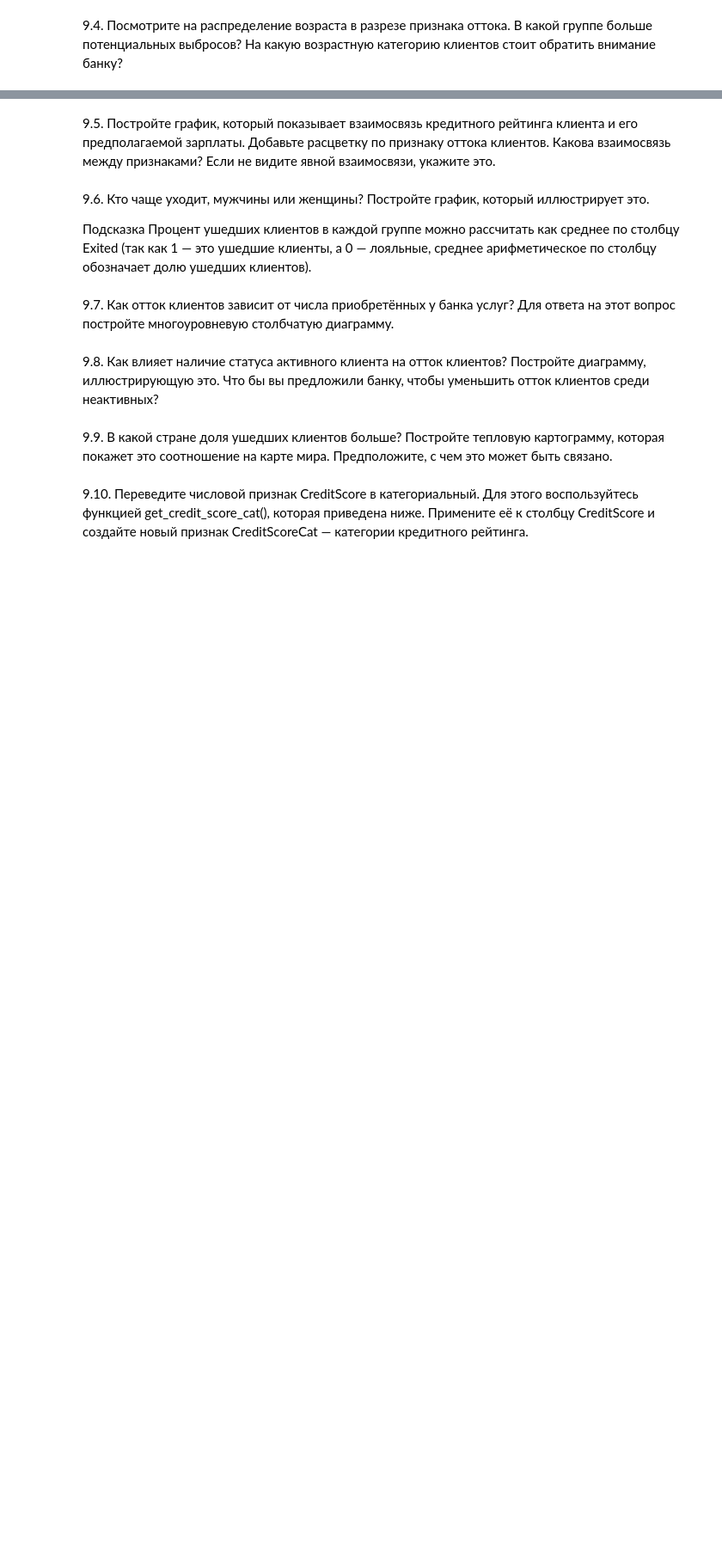
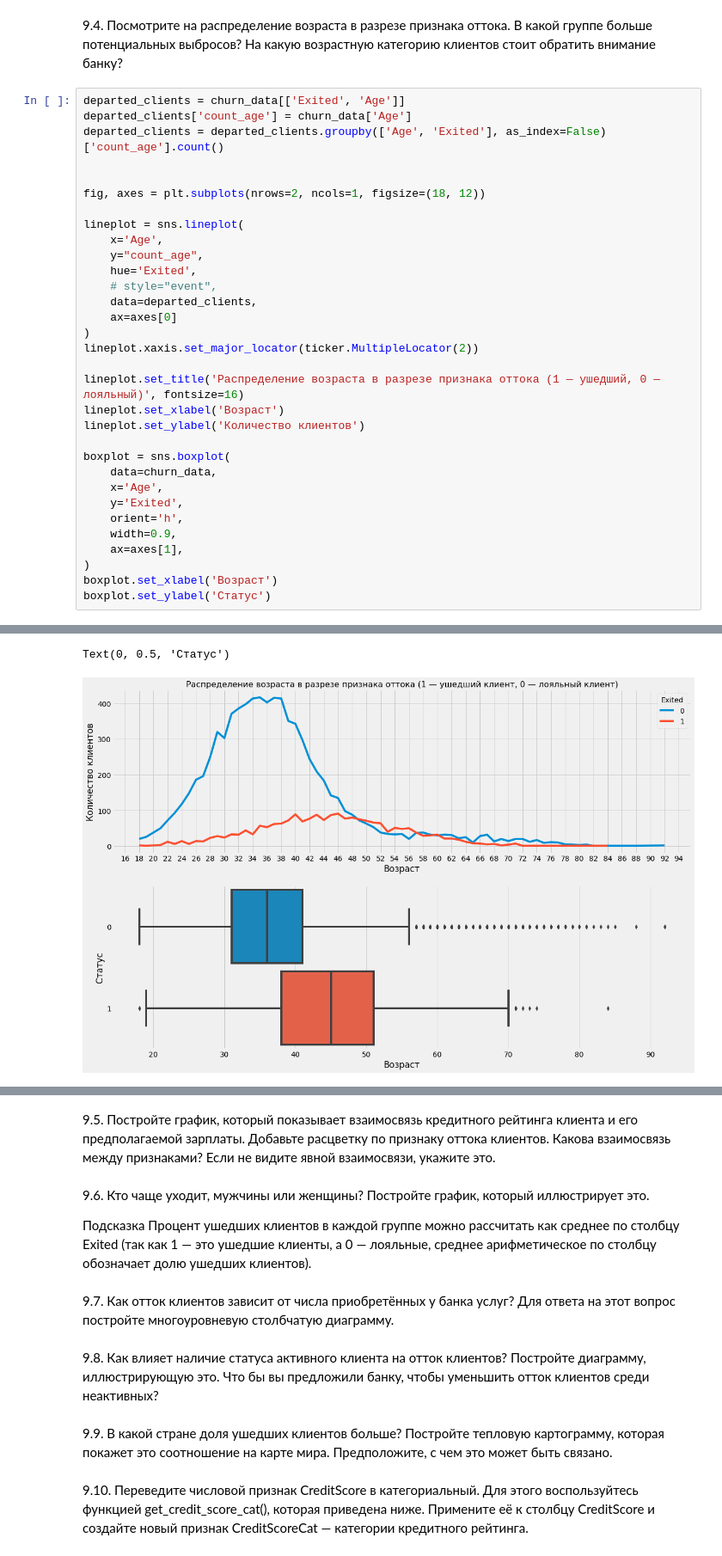
Before and after one commit to malinamedusa/sandbox__sf, a Jupyter notebook: py13/HomeWork.ipynb, the cells around one changed output, grey strips where cells are left out. Shown at 86% size. Saved outputs shown, nothing was run; the diff lists cells and outputs as text; blank space fills up the shorter version.

```diff
--- a/py13/HomeWork.ipynb
+++ b/py13/HomeWork.ipynb
@@ -85,2 +94,35 @@ Locator attempting to generate 13594 ticks ([-8600.0, ..., 263260.0]), which exc
 # %% [markdown]
 9.4. Посмотрите на распределение возраста в разрезе признака оттока. В какой группе больше потенциальных выбросов? На какую возрастную категорию клиентов стоит обратить внимание банку?
+# %%
+departed_clients = churn_data[['Exited', 'Age']]
+departed_clients['count_age'] = churn_data['Age']
+departed_clients = departed_clients.groupby(['Age', 'Exited'], as_index=False)['count_age'].count()
+
+
+fig, axes = plt.subplots(nrows=2, ncols=1, figsize=(18, 12))
+
+lineplot = sns.lineplot(
+    x='Age',
+    y="count_age",
+    hue='Exited',
+    # style="event",
+    data=departed_clients,
+    ax=axes[0]
+)
+lineplot.xaxis.set_major_locator(ticker.MultipleLocator(2))
+
+lineplot.set_title('Распределение возраста в разрезе признака оттока (1 — ушедший, 0 — лояльный)', fontsize=16)
+lineplot.set_xlabel('Возраст')
+lineplot.set_ylabel('Количество клиентов')
+
+boxplot = sns.boxplot(
+    data=churn_data,
+    x='Age',
+    y='Exited',
+    orient='h',
+    width=0.9,
+    ax=axes[1],
+)
+boxplot.set_xlabel('Возраст')
+boxplot.set_ylabel('Статус')
+# %% [output]
@@ -86,0 +134,2 @@ Locator attempting to generate 13594 ticks ([-8600.0, ..., 263260.0]), which exc
+Text(0, 0.5, 'Статус')
+[figure, added]
```
Also changed, not shown: parts of 8 cells of this notebook.
